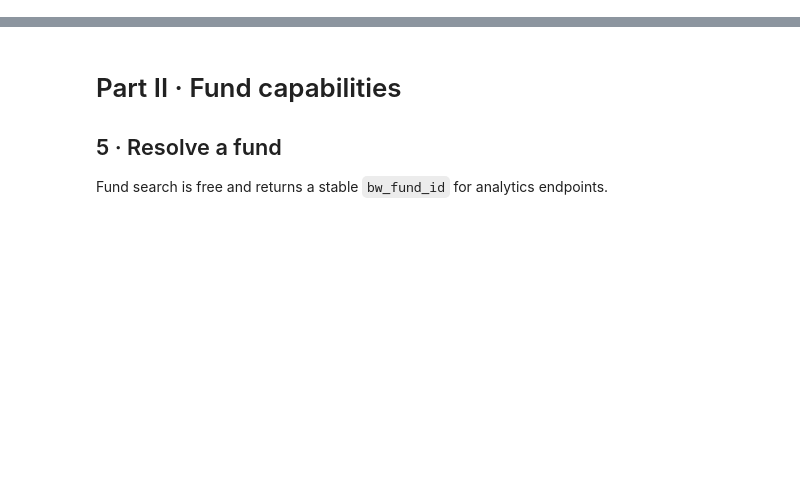
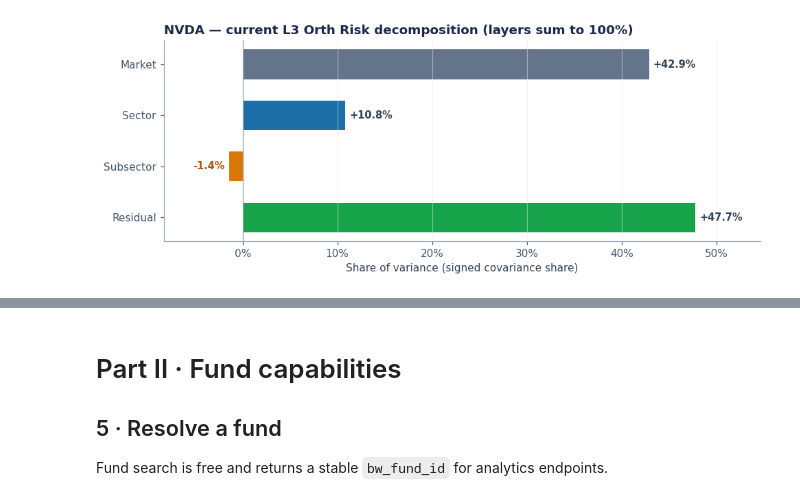
Before and after one commit to BlueWaterCorp/Omega_RiskModels, a Jupyter notebook: notebooks/RiskModels_Stocks_and_Funds_Quickstart.ipynb, the cells around one changed output, grey strips where cells are left out. Cells and saved outputs as stored; diff of their text form; code cells hidden in the pictures; blank space fills up the shorter version.

```diff
--- a/notebooks/RiskModels_Stocks_and_Funds_Quickstart.ipynb
+++ b/notebooks/RiskModels_Stocks_and_Funds_Quickstart.ipynb
@@ -128,0 +337,79 @@ print({
+# %%
+metrics_df = client.get_metrics(STOCK_TICKER, as_dataframe=True)
+if metrics_df.empty:
+    raise ValueError(f"No metrics returned for {STOCK_TICKER}.")
+
+row = metrics_df.iloc[-1]
+
+er = pd.Series({
+    "Market": first_value(row, "l3_market_er", "l3_mkt_er"),
+    "Sector": first_value(row, "l3_sector_er", "l3_sec_er"),
+    "Subsector": first_value(row, "l3_subsector_er", "l3_sub_er"),
+    "Residual": first_value(row, "l3_residual_er", "l3_res_er"),
+}, dtype="float64")
+
+hedge = pd.DataFrame([
+    {
+        "Layer": "Market",
+        "ETF": first_value(row, "market_factor_etf", "market_etf", default="SPY"),
+        "HR ($ ETF / $1 stock)": first_value(row, "l3_market_hr", "l3_mkt_hr"),
+    },
+    {
+        "Layer": "Sector",
+        "ETF": first_value(row, "sector_etf", default="sector ETF"),
+        "HR ($ ETF / $1 stock)": first_value(row, "l3_sector_hr", "l3_sec_hr"),
+    },
+    {
+        "Layer": "Subsector",
+        "ETF": first_value(row, "subsector_etf", default="subsector ETF"),
+        "HR ($ ETF / $1 stock)": first_value(row, "l3_subsector_hr", "l3_sub_hr"),
+    },
+])
+hedge["Notional hedge ($)"] = hedge["HR ($ ETF / $1 stock)"] * NOTIONAL_USD
+
+snapshot = pd.DataFrame({
+    "Value": {
+        "Ticker": STOCK_TICKER,
+        "As of": first_value(row, "date", "teo", default="latest"),
+        "Price": first_value(row, "price_close"),
+        "23d annualized volatility": first_value(row, "vol_23d"),
+        "L3 ER total": er.sum(min_count=1),
+        "Ticket notional": NOTIONAL_USD,
+    }
+})
+
+display(snapshot)
+hedge_display = hedge.copy()
+hedge_display["HR ($ ETF / $1 stock)"] = hedge_display["HR ($ ETF / $1 stock)"].map(
+    lambda x: f"{x:.3f}" if pd.notna(x) else "—"
+)
+hedge_display["Notional hedge ($)"] = hedge_display["Notional hedge ($)"].map(
+    lambda x: f"${x:,.0f}" if pd.notna(x) else "—"
+)
+display(hedge_display)
+
+er_plot = er.dropna()
+fig, ax = plt.subplots(figsize=(9, 3.6))
+labels = list(er_plot.index)[::-1]
+values = list(er_plot.values)[::-1]
+colors = [LAYER_COLORS.get(k, "#94A3B8") if v >= 0 else "#D97706" for k, v in zip(labels, values)]
+ax.barh(labels, values, color=colors, height=0.58)
+for k, v in zip(labels, values):
+    ax.annotate(f"{v:+.1%}", (v, k), ha="left" if v >= 0 else "right",
+                va="center", fontsize=9.5, fontweight="bold",
+                color="#334155" if v >= 0 else "#B45309",
+                xytext=(4 if v >= 0 else -4, 0), textcoords="offset points")
+ax.axvline(0, color="#9CA3AF", lw=0.8)
+ax.grid(axis="x", alpha=0.5)
+ax.grid(axis="y", visible=False)
+ax.xaxis.set_major_formatter(mtick.PercentFormatter(1.0))
+ax.set_xlabel("Share of variance (signed covariance share)")
+ax.set_title(f"{STOCK_TICKER} — current L3 Orth Risk decomposition (layers sum to {er_plot.sum():.0%})", loc="left")
+ax.margins(x=0.14)
+plt.tight_layout()
+plt.show()
+
+if (er_plot < 0).any():
+    neg = ", ".join(er_plot[er_plot < 0].index)
+    print(f"Negative layer ({neg}) — not an error; see §3, and §4 for the L* response.")
+# %% [output]
@@ -128,0 +427 @@ print({
+[figure, added]
```
Also changed, not shown: parts of 36 cells of this notebook, 1 other file.
